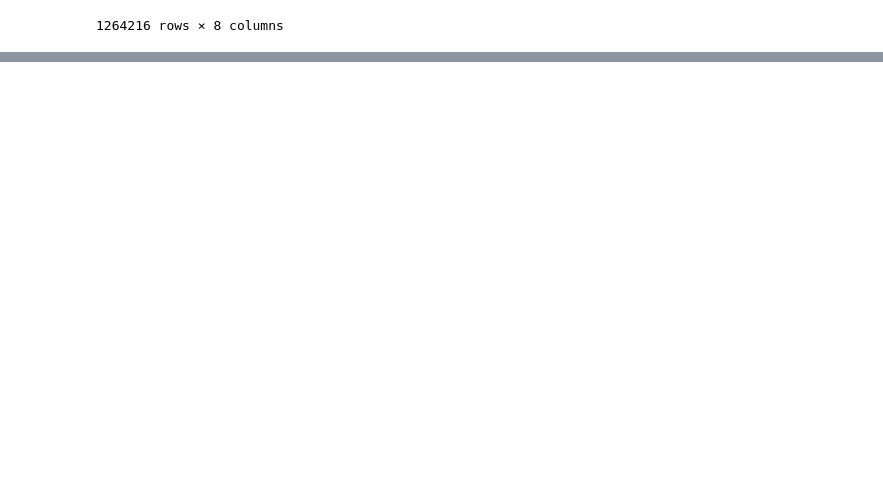
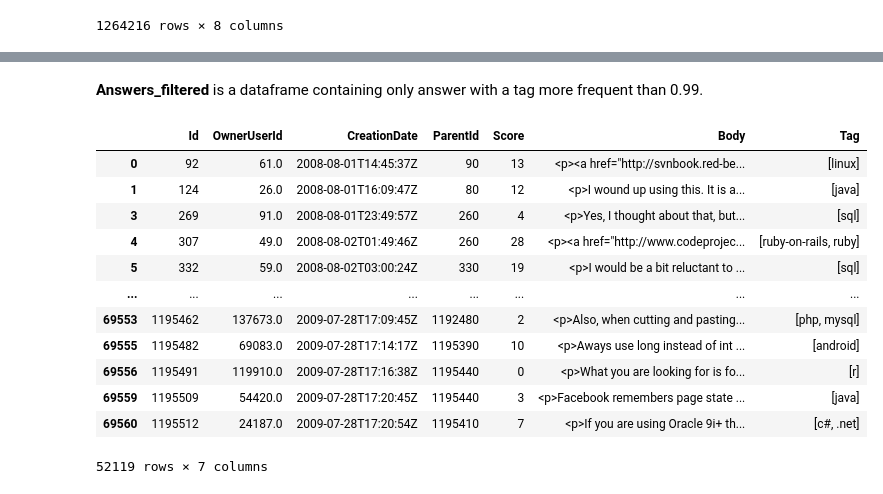
Before and after one commit to valentincuzin/StackOverflow_analyse, a Jupyter notebook: FirstAnalyse.ipynb, the cells around one changed output, grey strips where cells are left out. Cells and saved outputs as stored; diff of their text form; code cells hidden in the pictures; blank space fills up the shorter version.

```diff
--- a/FirstAnalyse.ipynb
+++ b/FirstAnalyse.ipynb
@@ -93,0 +39,26 @@ User_per_tag
+# %% [markdown]
+**Answers_filtered** is a dataframe containing only answer with a tag more frequent than 0.99.
+# %%
+count_tags = raw_tags['Tag'].value_counts()
+limit = count_tags.quantile(0.999)
+most_frequent_tags = count_tags[count_tags > limit]
+answers_per_tags = answers['Tag'].explode().reset_index()
+answers_per_tags = answers_per_tags[answers_per_tags['Tag'].isin(most_frequent_tags.keys())]
+answers_per_tags = answers_per_tags.groupby('index')['Tag'].apply(list).reset_index()
+answers_filtered = answers.loc[answers_per_tags['index']].drop('Tag', axis=1)
+answers_filtered = answers_filtered.join(answers_per_tags['Tag']).dropna(subset='Tag')
+answers_filtered
+# %% [output]
+|  | Id | OwnerUserId | CreationDate | ParentId | Score | Body | Tag |
+| 0 | 92 | 61.0 | 2008-08-01T14:45:37Z | 90 | 13 | <p><a href="http://svnbook.red-be... | [linux] |
+| 1 | 124 | 26.0 | 2008-08-01T16:09:47Z | 80 | 12 | <p>I wound up using this. It is a... | [java] |
+| 3 | 269 | 91.0 | 2008-08-01T23:49:57Z | 260 | 4 | <p>Yes, I thought about that, but... | [sql] |
+| 4 | 307 | 49.0 | 2008-08-02T01:49:46Z | 260 | 28 | <p><a href="http://www.codeprojec... | [ruby-on-rails, ruby] |
+| 5 | 332 | 59.0 | 2008-08-02T03:00:24Z | 330 | 19 | <p>I would be a bit reluctant to ... | [sql] |
+| ... | ... | ... | ... | ... | ... | ... | ... |
+| 69553 | 1195462 | 137673.0 | 2009-07-28T17:09:45Z | 1192480 | 2 | <p>Also, when cutting and pasting... | [php, mysql] |
+| 69555 | 1195482 | 69083.0 | 2009-07-28T17:14:17Z | 1195390 | 10 | <p>Aways use long instead of int ... | [android] |
+| 69556 | 1195491 | 119910.0 | 2009-07-28T17:16:38Z | 1195440 | 0 | <p>What you are looking for is fo... | [r] |
+| 69559 | 1195509 | 54420.0 | 2009-07-28T17:20:45Z | 1195440 | 3 | <p>Facebook remembers page state ... | [java] |
+| 69560 | 1195512 | 24187.0 | 2009-07-28T17:20:54Z | 1195410 | 7 | <p>If you are using Oracle 9i+ th... | [c#, .net] |
+52119 rows × 7 columns
```
Also changed, not shown: parts of 13 cells of this notebook.
